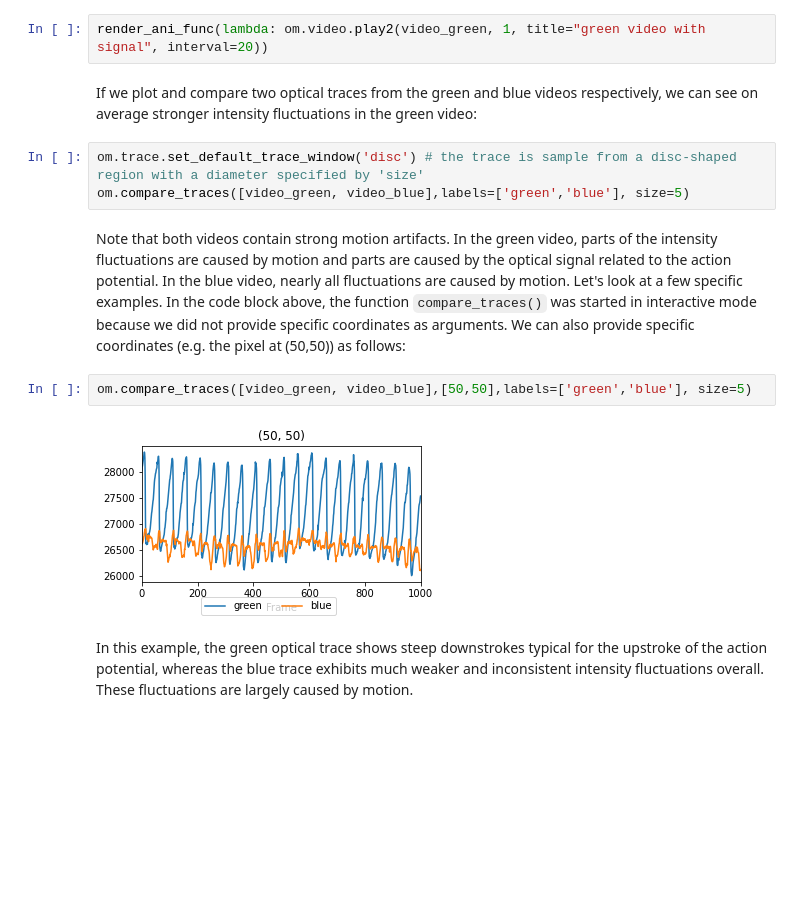
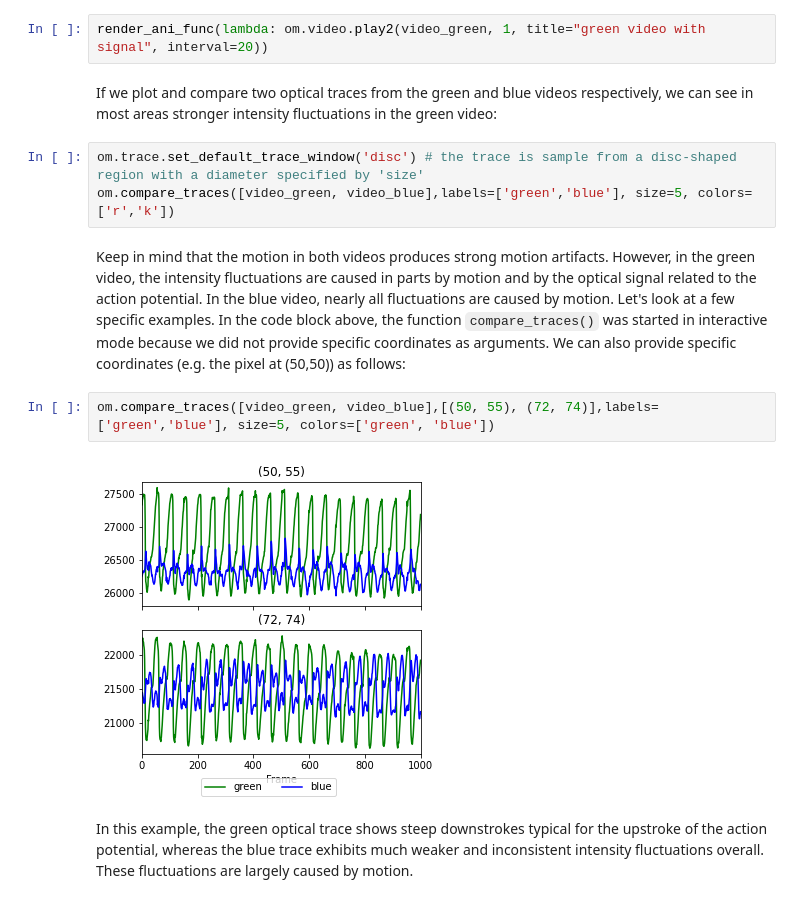
Before and after one commit to cardiacvision/optimap, a Jupyter notebook: docs/tutorials/ratiometry.ipynb, the cells around one changed output. Saved outputs shown, nothing was run; the diff lists cells and outputs as text; blank space fills up the shorter version.

```diff
--- a/docs/tutorials/ratiometry.ipynb
+++ b/docs/tutorials/ratiometry.ipynb
@@ -52,16 +52,16 @@ om.video.play2(video_green, video_blue, title1="green video with signal", title2
 # %%
 render_ani_func(lambda: om.video.play2(video_green, 1, title="green video with signal", interval=20))
 # %% [markdown]
-If we plot and compare two optical traces from the green and blue videos respectively, we can see on average stronger intensity fluctuations in the green video:
+If we plot and compare two optical traces from the green and blue videos respectively, we can see in most areas stronger intensity fluctuations in the green video:
 # %%
 om.trace.set_default_trace_window('disc') # the trace is sample from a disc-shaped region with a diameter specified by 'size'
-om.compare_traces([video_green, video_blue],labels=['green','blue'], size=5)
+om.compare_traces([video_green, video_blue],labels=['green','blue'], size=5, colors=['r','k'])
 # %% [markdown]
-Note that both videos contain strong motion artifacts. In the green video, parts of the intensity fluctuations are caused by motion and parts are caused by the optical signal related to the action potential. In the blue video, nearly all fluctuations are caused by motion. Let's look at a few specific examples. In the code block above, the function ``compare_traces()`` was started in interactive mode because we did not provide specific coordinates as arguments. We can also provide specific coordinates (e.g. the pixel at (50,50)) as follows:
+Keep in mind that the motion in both videos produces strong motion artifacts. However, in the green video, the intensity fluctuations are caused in parts by motion and by the optical signal related to the action potential. In the blue video, nearly all fluctuations are caused by motion. Let's look at a few specific examples. In the code block above, the function ``compare_traces()`` was started in interactive mode because we did not provide specific coordinates as arguments. We can also provide specific coordinates (e.g. the pixel at (50,50)) as follows:
 # %%
-om.compare_traces([video_green, video_blue],[50,50],labels=['green','blue'], size=5)
+om.compare_traces([video_green, video_blue],[(50, 55), (72, 74)],labels=['green','blue'], size=5, colors=['green', 'blue'])
 # %% [output]
-[figure, old version]
+[figure, new version]
 # %% [markdown]
 In this example, the green optical trace shows steep downstrokes typical for the upstroke of the action potential, whereas the blue trace exhibits much weaker and inconsistent intensity fluctuations overall. These fluctuations are largely caused by motion.
 # %%
```
Also changed, not shown: parts of 2 cells of this notebook, 1 other file.
